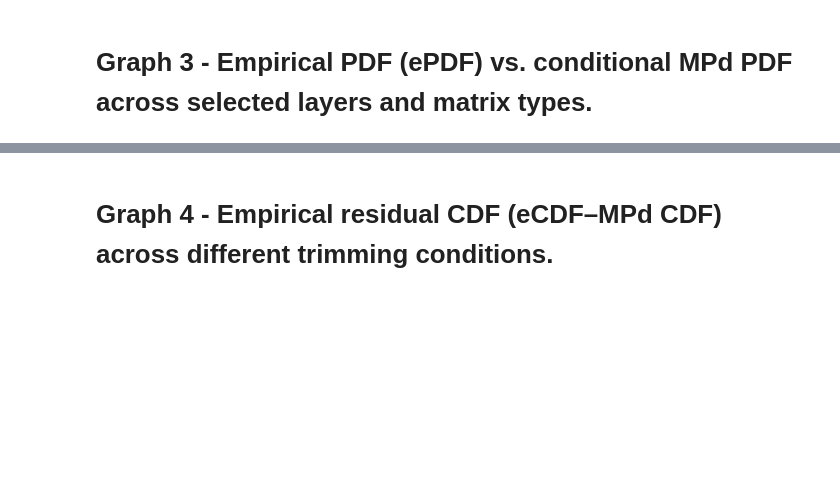
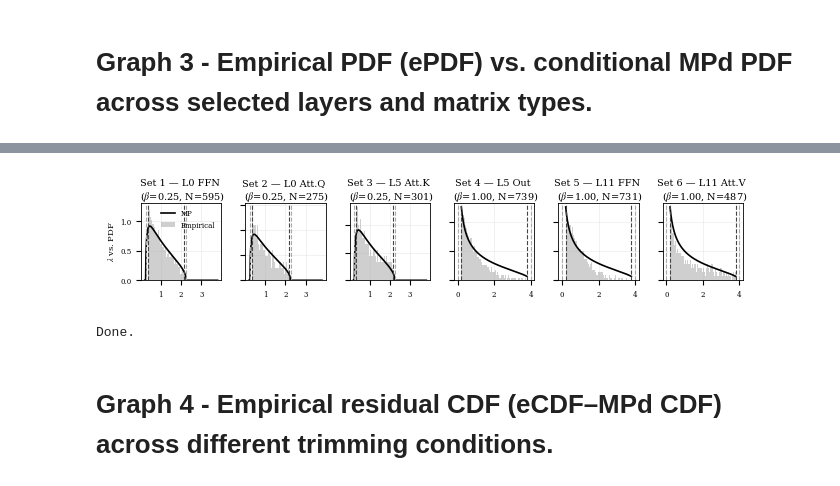
Before and after one commit to pierredantas/Decoding_Transformers_Spectra, a Jupyter notebook: BERT-BASE/PAPER_BERT_Decoding_Transformers_Spectra_full_graphs.ipynb, the cells around one changed output, grey strips where cells are left out. Saved outputs shown, nothing was run; the diff lists cells and outputs as text; code cells hidden in the pictures; blank space fills up the shorter version.

```diff
--- a/BERT-BASE/PAPER_BERT_Decoding_Transformers_Spectra_full_graphs.ipynb
+++ b/BERT-BASE/PAPER_BERT_Decoding_Transformers_Spectra_full_graphs.ipynb
@@ -784,0 +664,73 @@ print("✅ Figure saved: graph_core_diag_03.pdf")
+# %%
+# ============================================================
+# Graph 3 — Empirical density vs MP pdf (trimmed interior, global axes)
+# ============================================================
+
+from matplotlib.patches import Patch
+
+COND_GRID   = 2000
+HIST_BINS   = 120
+GRID_POINTS = 8192
+
+print("Building mosaic figure...")
+
+# First pass: compute global [L, U]
+global_L, global_U = np.inf, -np.inf
+for cfg in SETTINGS:
+    entry = _find_manifest_entry(manifest, cfg["name"])
+    W = _load_matrix(Path(WMP_DIR) / entry["path"]).astype(np.float64, copy=False)
+    beta = cfg.get("beta_override") or min(W.shape) / max(W.shape)
+    a, b = _mp_support(beta)
+    delta = _edge_margin(beta, W.shape[0], W.shape[1],
+                         cfg["trim_kind"], cfg["c_tw"], cfg["frac_sq"], cfg["frac_rect"])
+    L, U = a + delta, b - delta
+    if L >= U: L, U = a, b
+    global_L, global_U = min(global_L, L), max(global_U, U)
+
+fig, axes = plt.subplots(1, 6, figsize=(7, 1))
+axes = axes.flatten()
+
+for i, (ax, cfg) in enumerate(zip(axes, SETTINGS)):
+    print(f"  [{i+1}/6] {cfg['label']}")
+    entry = _find_manifest_entry(manifest, cfg["name"])
+    W = _load_matrix(Path(WMP_DIR) / entry["path"]).astype(np.float64, copy=False)
+    print(f"         shape=({W.shape[0]:.2e} x {W.shape[1]:.2e}), dtype={W.dtype}")
+
+    lam_trim, (a, b, L, U, beta), mp_pdf_cond, _, N_trim = compute_trimmed(
+        W, cfg["trim_kind"], cfg["c_tw"], cfg["frac_sq"], cfg["frac_rect"],
+        beta_override=cfg.get("beta_override", None)
+    )
+    print(f"         beta={beta:.4e} | support=[{a:.4e}, {b:.4e}]")
+    print(f"         trim=[{L:.4e}, {U:.4e}] | N_trim={N_trim:.2e}")
+
+    x_grid = np.linspace(global_L, global_U, COND_GRID)
+
+    if N_trim > 0:
+        ax.hist(lam_trim, bins=HIST_BINS, range=(global_L, global_U),
+                density=True, alpha=0.4, color="#888888")
+    ax.plot(x_grid, mp_pdf_cond(x_grid), color="black")
+
+    for v, col in [(a,"#aaaaaa"),(b,"#aaaaaa"),(L,"#444444"),(U,"#444444")]:
+        ax.axvline(v, color=col, linestyle="--", linewidth=0.8)
+
+    ax.set_title(f"{cfg['label']} \n ($\\beta$={beta:.2f}, N={N_trim})", pad=2)
+    ax.grid(True)
+
+    if i != 0:
+        ax.yaxis.set_ticklabels([])
+
+handles = [
+    Line2D([0], [0], color="black", linewidth=1.2, label="MP"),
+    Patch(facecolor="#888888", alpha=0.4, label="Empirical"),
+]
+axes[0].legend(handles=handles, loc="upper right", frameon=False)
+fig.text(-0.01, 0.5, "$\\lambda$ vs. PDF", va="center", rotation="vertical", fontsize=6)
+plt.subplots_adjust(left=0.04, hspace=0.0, wspace=0.3)
+
+pdf_path = "graph_core_diag_03_bert_base.pdf"
+plt.savefig(pdf_path, format="pdf", bbox_inches="tight")
+print(f"PDF saved: {pdf_path}")
+plt.show()
+plt.close()
+print("Done.")
+# %% [output]
@@ -785,3 +754,5 @@ print("✅ Figure saved: graph_core_diag_03.pdf")
+[figure, added]
+Done.
 # %% [markdown]
 # Graph 4 - Empirical residual CDF (eCDF–MPd CDF) across different trimming conditions.
 # %%
```
Also changed, not shown: parts of 14 cells of this notebook.
